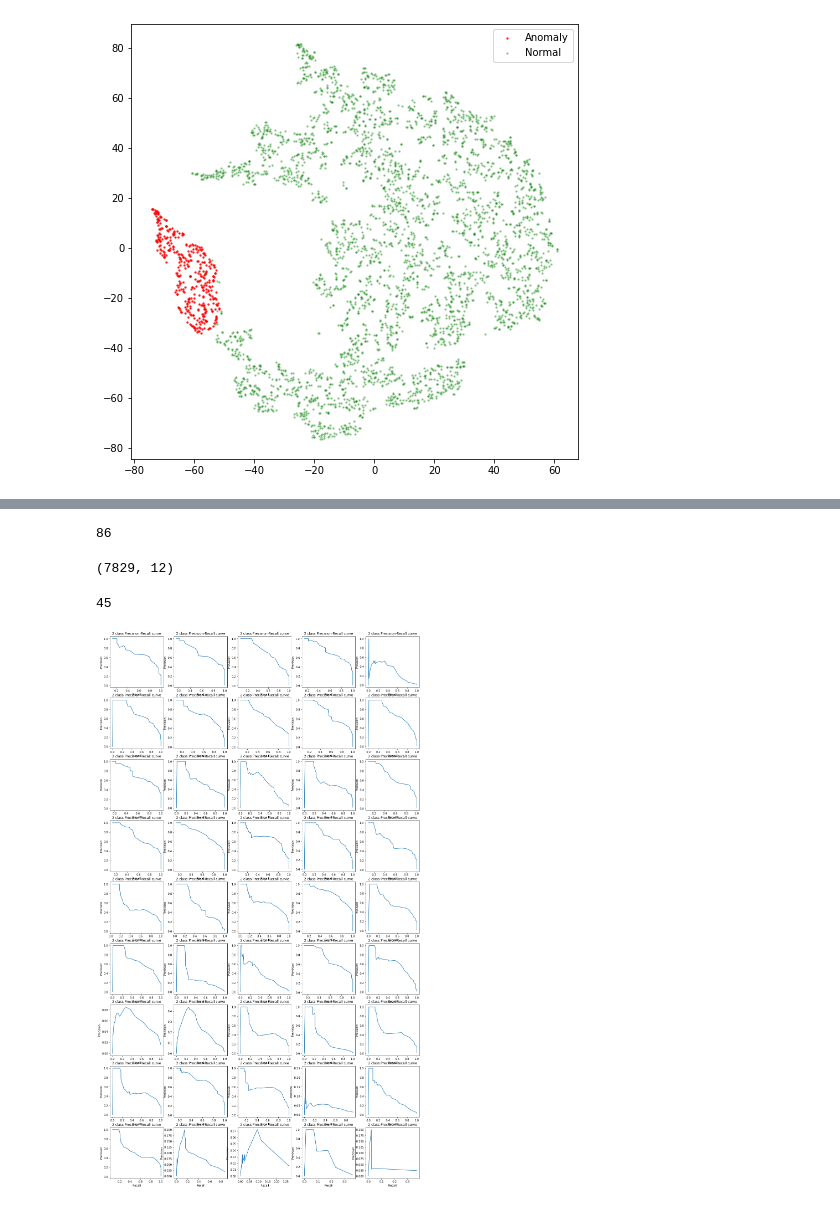
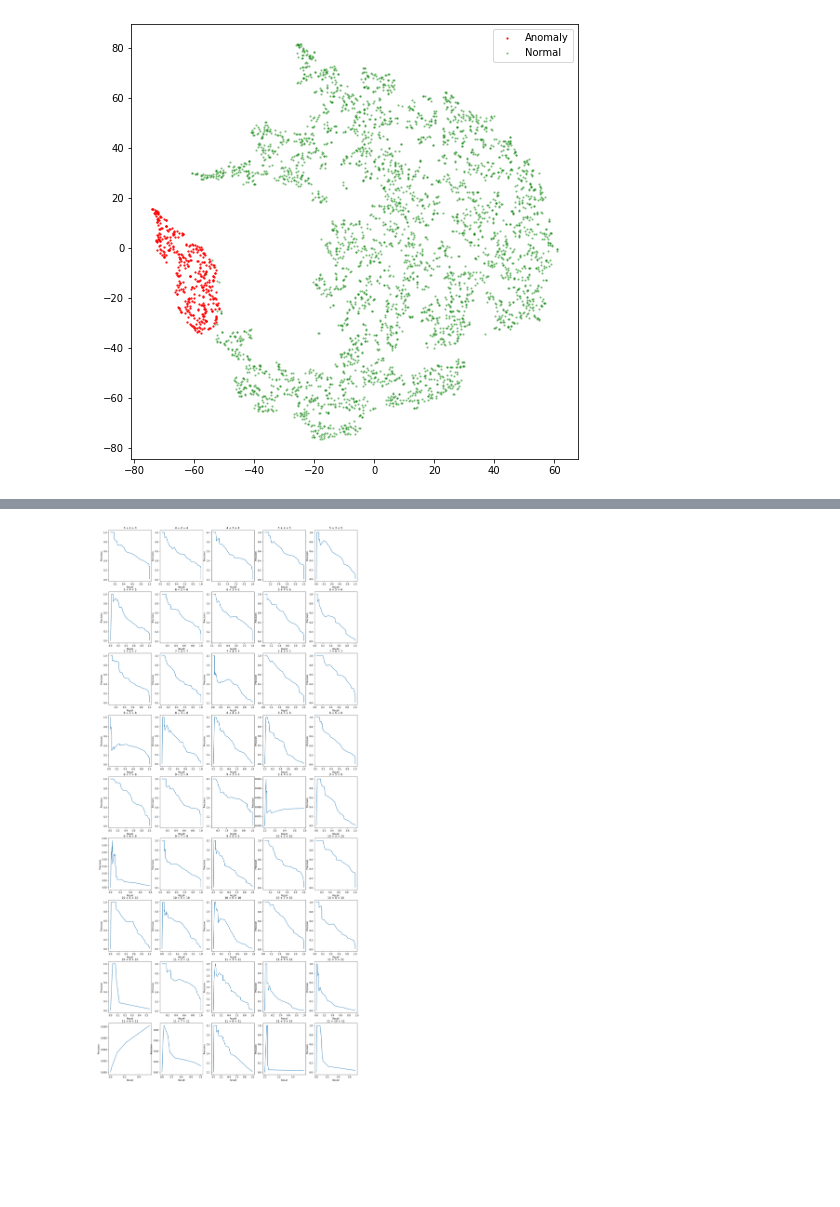
Before and after one commit to vincentsun870530/COMP432_Anomaly_Detection, a Jupyter notebook: comp432.ipynb, the cells around one changed output, grey strips where cells are left out. Saved outputs shown, nothing was run; the diff lists cells and outputs as text; code cells hidden in the pictures; blank space fills up the shorter version.

Commit message:
update picture title

```diff
--- a/comp432.ipynb
+++ b/comp432.ipynb
@@ -506,5 +484,5 @@ df_anomaly = pure_training_data[anomaly_mask]
 # %%
 x_normal_train = df_normal.values
 X_anomaly = df_anomaly.values
-x_normal_validation = validation_training_data
+x_normal_validation = validation_training_data.values
 X_testing = testing_data.values
@@ -515,8 +489,10 @@ X_testing.shape
 # %%
 model_list = []
 history_list = []
+hidden_layer_list = []
 for outlayer_dim in range(3, 12):
     for inlayer_dim in range(2, outlayer_dim):
+        hidden_layer_list.append(F"Hidden layer {outlayer_dim} + {inlayer_dim} + {outlayer_dim}")
         model = Sequential()
         model.add(Dense(outlayer_dim, input_dim=x_normal_train.shape[1], activation='relu'))
         model.add(Dense(inlayer_dim, activation='relu')) # latent code layer
@@ -570,7 +546,7 @@ for i in range(len(model_list)):
     score5 = np.sqrt(metrics.mean_squared_error(pred5,x_normal_validation))
 
     # this dataframe shows the difference between the actural pm2.5 and the reconstructed pm2.5
-    df_diff = x_normal_validation.iloc[:, 4] - pred5[:, 4]
+    df_diff = x_normal_validation[:, 4] - pred5[:, 4]
     diff = np.absolute(df_diff)
 
     # actural numbers of anomaly data classified by the "rule" we set
@@ -591,28 +567,16 @@ for i in range(len(model_list)):
     prc_score_list.append(prc_score)
 
 #     printCurve(rec_score, prc_score, "2 class Precision-Recall curve", "Recall", "Precision")
-# %%
-validation_training_tag.sum()
-# %% [output]
-86
-# %%
-pred5.shape
-# %% [output]
-(7829, 12)
-# %%
-len(model_list)
-# %% [output]
-45
 # %%
 def printCurve(x_list, y_list, title_list, xlabel, ylabel):
-    plt.figure(figsize=(20,36))
+    plt.figure(figsize=(20,45))
     for i in range(len(x_list)):
         plt.subplot(9, 5, i+1)
         plt.xlabel(xlabel)
         plt.ylabel(ylabel)
         plt.plot(x_list[i], y_list[i])
-        plt.title(title_list)
+        plt.title(title_list[i])
 # %%
-printCurve(rec_score_list, prc_score_list, "2 class Precision-Recall curve", "Recall", "Precision")
+printCurve(rec_score_list, prc_score_list, hidden_layer_list, "Recall", "Precision")
 # %% [output]
-[figure, old version]
+[figure, new version]
```
Also changed, not shown: parts of 16 cells of this notebook.
